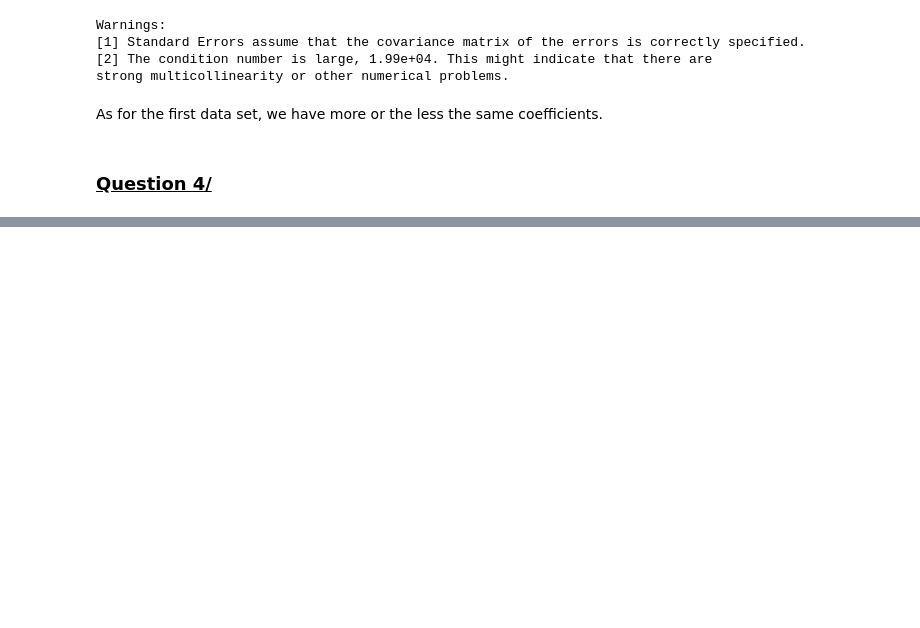
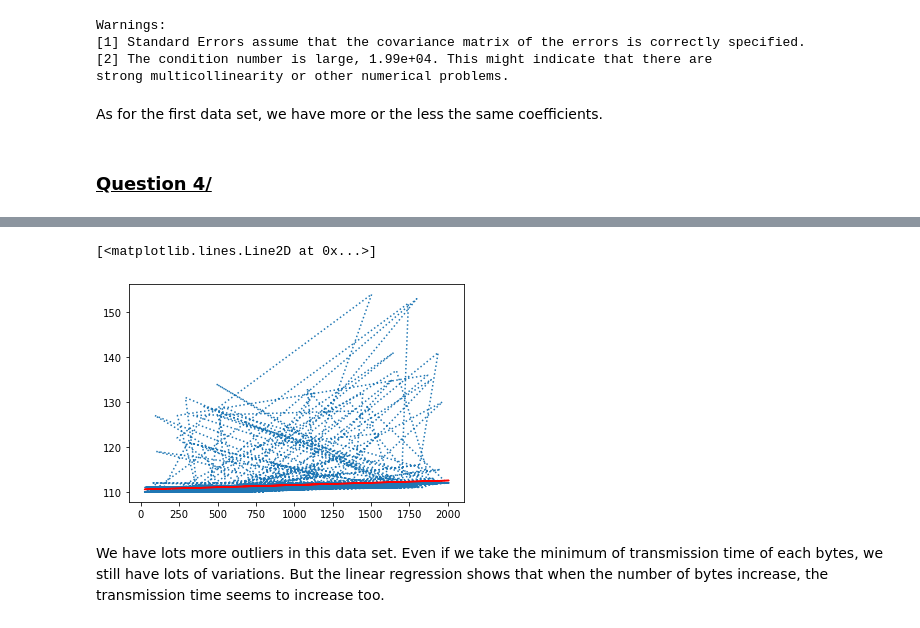
Before and after one commit to MarieBadaroux/Recherche_Reproductible, a Jupyter notebook: Recherche_reproductible_ping.ipynb, the cells around one changed output, grey strips where cells are left out. Drawn from its saved outputs; the diff is of its cells as text; code cells hidden in the pictures; blank space fills up the shorter version.

```diff
--- a/Recherche_reproductible_ping.ipynb
+++ b/Recherche_reproductible_ping.ipynb
@@ -560,0 +621,15 @@ As for the first data set, we have more or the less the same coefficients.
+# %%
+dic = {}
+for index, row in data_bis.iterrows():
+    if row['bytes'] not in dic:
+        dic[row['bytes']] = [row['transmission_time']]
+    else:
+        dic[row['bytes']].append(row['transmission_time'])
+
+for key, value in dic.items():
+    dic[key] = min(value)
+
+x_bytes = dic.keys()
+x_bytes = [int(i) for i in x_bytes]
+y_min_time = dic.values()
+y_min_time = [float(j) for j in y_min_time]
@@ -560,0 +667,11 @@ As for the first data set, we have more or the less the same coefficients.
+# %%
+plt.plot(x_bytes, y_min_time, linestyle='dotted')
+y_linear_reg = []
+for x in x_bytes:
+    y_linear_reg.append(0.0010 * x +  110.5401)
+plt.plot(x_bytes, y_linear_reg, color='red')
+# %% [output]
+[<matplotlib.lines.Line2D at 0x...>]
+[figure, added]
+# %% [markdown]
+We have lots more outliers in this data set. Even if we take the minimum of transmission time of each bytes, we still have lots of variations. But the linear regression shows that when the number of bytes increase, the transmission time seems to increase too.
```
Also changed, not shown: parts of 11 cells of this notebook.
